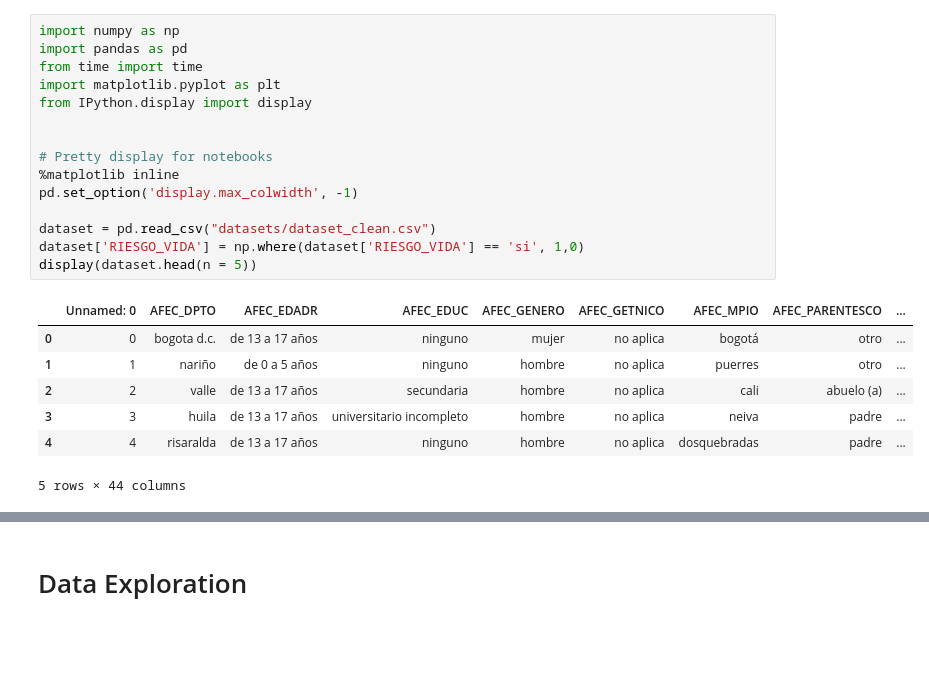
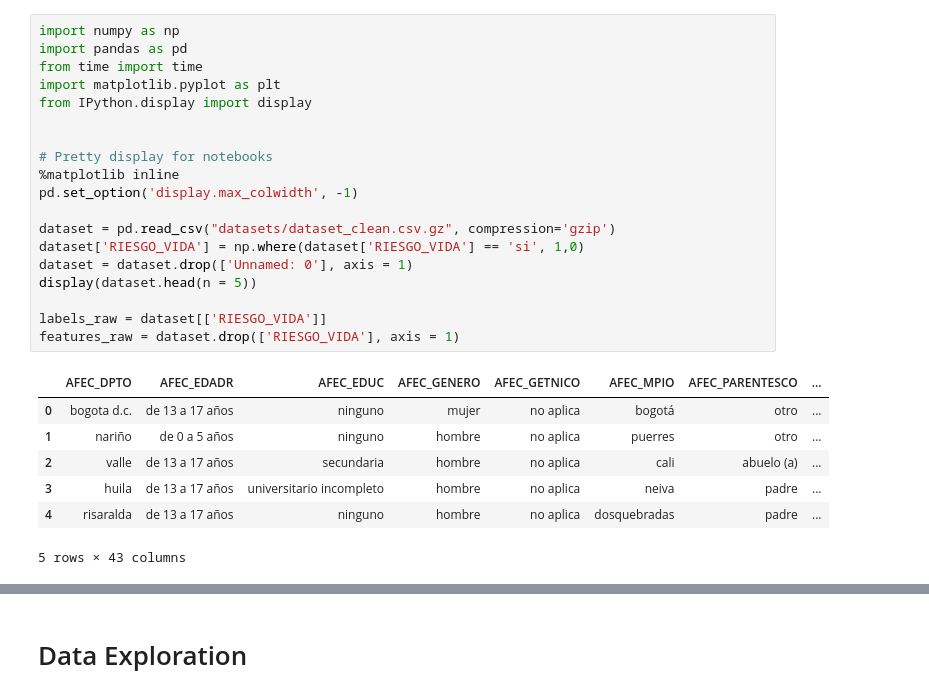
Before and after one commit to mrugeles/capstone-project, a Jupyter notebook: 2) Dataset - Preprocessing.ipynb, the cells around one changed output, grey strips where cells are left out. Drawn from its saved outputs; the diff is of its cells as text; blank space fills up the shorter version.

```diff
--- a/2) Dataset - Preprocessing.ipynb
+++ b/2) Dataset - Preprocessing.ipynb
@@ -1,23 +1,27 @@
 # %%
 import numpy as np
 import pandas as pd
 from time import time
 import matplotlib.pyplot as plt
 from IPython.display import display
 
 
 # Pretty display for notebooks
 %matplotlib inline
 pd.set_option('display.max_colwidth', -1)
 
-dataset = pd.read_csv("datasets/dataset_clean.csv")
+dataset = pd.read_csv("datasets/dataset_clean.csv.gz", compression='gzip')
 dataset['RIESGO_VIDA'] = np.where(dataset['RIESGO_VIDA'] == 'si', 1,0)
+dataset = dataset.drop(['Unnamed: 0'], axis = 1)
 display(dataset.head(n = 5))
+
+labels_raw = dataset[['RIESGO_VIDA']]
+features_raw = dataset.drop(['RIESGO_VIDA'], axis = 1)
 # %% [output]
-|  | Unnamed: 0 | AFEC_DPTO | AFEC_EDADR | AFEC_EDUC | AFEC_GENERO | AFEC_GETNICO | AFEC_MPIO | AFEC_PARENTESCO | ... |
-| 0 | 0 | bogota d.c. | de 13 a 17 años | ninguno | mujer | no aplica | bogotá | otro | ... |
-| 1 | 1 | nariño | de 0 a 5 años | ninguno | hombre | no aplica | puerres | otro | ... |
-| 2 | 2 | valle | de 13 a 17 años | secundaria | hombre | no aplica | cali | abuelo (a) | ... |
-| 3 | 3 | huila | de 13 a 17 años | universitario incompleto | hombre | no aplica | neiva | padre | ... |
-| 4 | 4 | risaralda | de 13 a 17 años | ninguno | hombre | no aplica | dosquebradas | padre | ... |
+|  | AFEC_DPTO | AFEC_EDADR | AFEC_EDUC | AFEC_GENERO | AFEC_GETNICO | AFEC_MPIO | AFEC_PARENTESCO | ... |
+| 0 | bogota d.c. | de 13 a 17 años | ninguno | mujer | no aplica | bogotá | otro | ... |
+| 1 | nariño | de 0 a 5 años | ninguno | hombre | no aplica | puerres | otro | ... |
+| 2 | valle | de 13 a 17 años | secundaria | hombre | no aplica | cali | abuelo (a) | ... |
+| 3 | huila | de 13 a 17 años | universitario incompleto | hombre | no aplica | neiva | padre | ... |
+| 4 | risaralda | de 13 a 17 años | ninguno | hombre | no aplica | dosquebradas | padre | ... |
-5 rows × 44 columns
+5 rows × 43 columns
```
Also changed, not shown: parts of 15 cells of this notebook, 13 other files.
